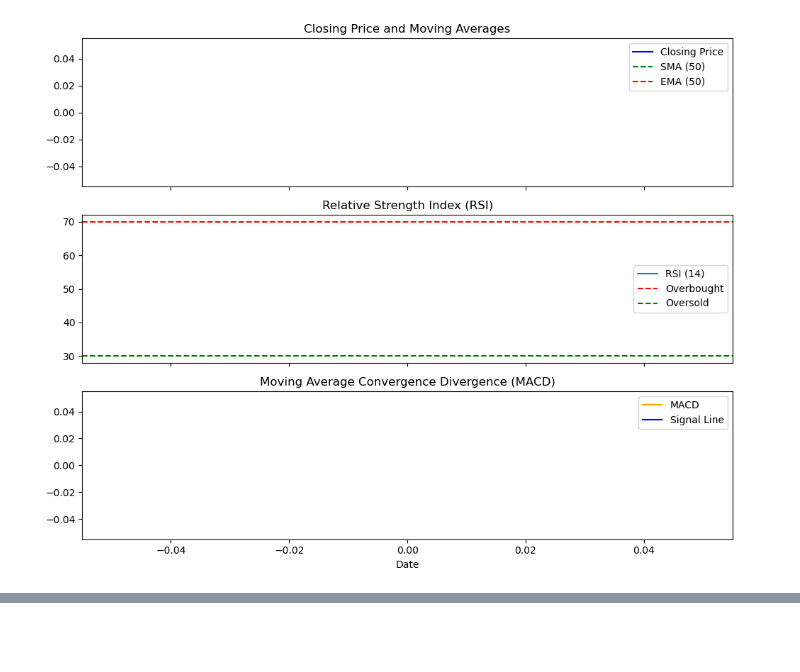
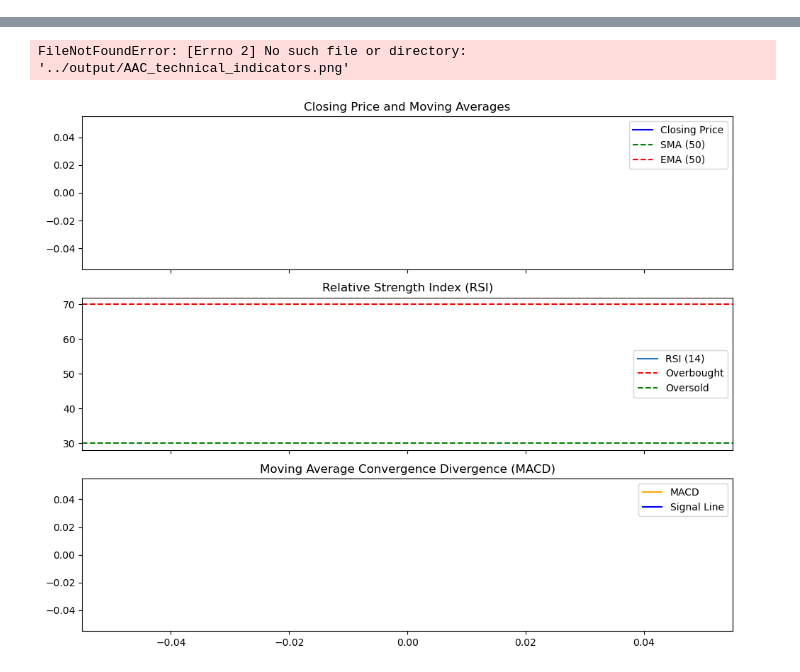
Before and after one commit to Tewodros01/10AcademyWeek1Challenge, a Jupyter notebook: notebooks/10Academy_Week1_Task_3.ipynb, the cells around one changed output, grey strips where cells are left out. Drawn from its saved outputs; the diff is of its cells as text; code cells hidden in the pictures; blank space fills up the shorter version.

```diff
--- a/notebooks/10Academy_Week1_Task_3.ipynb
+++ b/notebooks/10Academy_Week1_Task_3.ipynb
@@ -37,5 +10,16 @@ Loaded data for ZX from ../data/stock_prices/ZX_data.csv
 # %%
-# Simple Moving Average (SMA)
-def simple_moving_average(data, period):
-    return data['Close'].rolling(window=period).mean()
+# Function to load stock data
+def load_stock_data(directory):
+    stock_data = {}  # Initialize empty dictionary
+    for file_name in os.listdir(directory):
+        if file_name.endswith("_data.csv"):
+            stock_symbol = file_name.split("_")[0]  # Extract stock symbol
+            file_path = os.path.join(directory, file_name)
+            try:
+                stock_df = pd.read_csv(file_path, parse_dates=['Date'], index_col='Date')
+                stock_data[stock_symbol] = stock_df
+                print(f"Successfully loaded data for {stock_symbol}")
+            except Exception as e:
+                print(f"Error loading data for {stock_symbol}: {e}")
+    return stock_data
 # %%
@@ -90,13 +49,47 @@ def plot_technical_indicators(data):
 # %%
-# Check if stock_data is available
-if stock_data:
-    # Choose a stock for analysis
-    stock_symbol = list(stock_data.keys())[0]  # Select the first stock symbol
-    stock_df = stock_data[stock_symbol]  # Get the DataFrame for this stock
+# Function to plot technical indicators and save plots
+def plot_technical_indicators(data, stock_symbol):
+    fig, ax = plt.subplots(3, 1, figsize=(10, 8), sharex=True)
 
-    # Plot technical indicators
-    plot_technical_indicators(stock_df)
-else:
-    print("Stock data is not available for analysis.")
+    # Plot closing prices and moving averages
+    ax[0].plot(data['Close'], label='Closing Price', color='b')
+    ax[0].plot(simple_moving_average(data, 50), label='SMA (50)', linestyle='--', color='g')
+    ax[0].plot(exponential_moving_average(data, 50), label='EMA (50)', linestyle='--', color='r')
+    ax[0].set_title("Closing Price and Moving Averages")
+    ax[0].legend()
+
+    # Plot RSI
+    ax[1].plot(relative_strength_index(data), label='RSI (14)')
+    ax[1].axhline(70, color='r', linestyle='--', label='Overbought')
+    ax[1].axhline(30, color='g', linestyle='--', label='Oversold')
+    ax[1].set_title("Relative Strength Index (RSI)")
+    ax[1].legend()
+
+    # Plot MACD and signal line
+    macd, signal = moving_average_convergence_divergence(data)
+    ax[2].plot(macd, label='MACD', color='orange')
+    ax[2].plot(signal, label='Signal Line', color='blue')
+    ax[2].set_title("Moving Average Convergence Divergence (MACD)")
+    ax[2].legend()
+
+    # Save the plot to a file
+    plt.tight_layout()
+    plot_path = f"../output/{stock_symbol}_technical_indicators.png"
+    plt.savefig(plot_path)
+    plt.show()
+    print(f"Plot saved to {plot_path}")
-# %% [output]
-[figure, removed]
+# %%
+# Load stock data
+stock_data = load_stock_data(stock_data_dir)  # Load data from the specified directory
+
+# Check if data was successfully loaded
+if stock_data:
+    # Choose a stock symbol for analysis
+    stock_symbol = list(stock_data.keys())[0]  # Take the first stock in the dictionary
+    stock_df = stock_data[stock_symbol]  # Get the DataFrame for the selected stock
+
+    # Plot technical indicators and save the output
+    plot_technical_indicators(stock_df, stock_symbol)
+else:
+    print("No stock data available for analysis.")
+# %% [output]
@@ -102,0 +113,2 @@ else:
+FileNotFoundError: [Errno 2] No such file or directory: '../output/AAC_technical_indicators.png'
+[figure, added]
```
Also changed, not shown: parts of 6 cells of this notebook.
